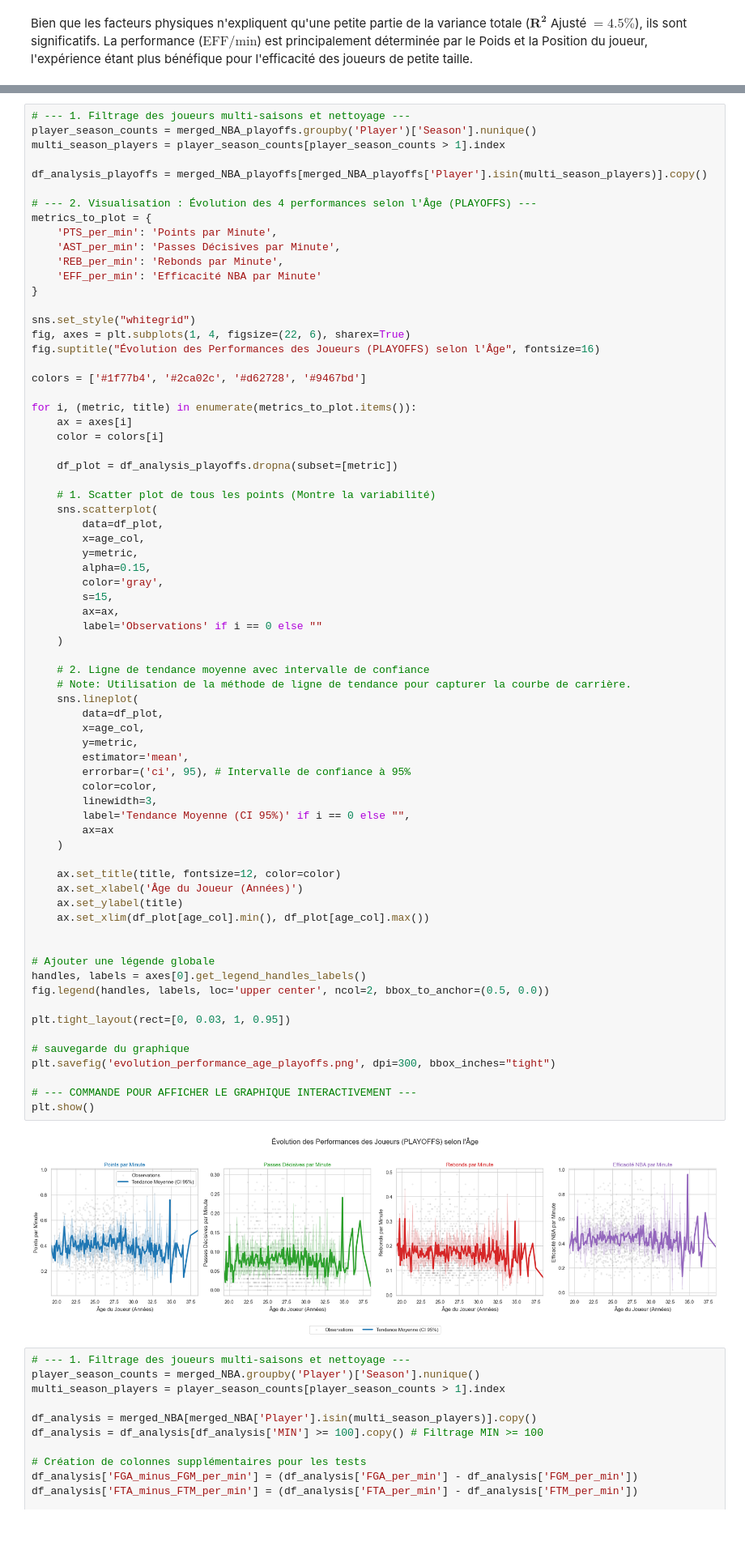
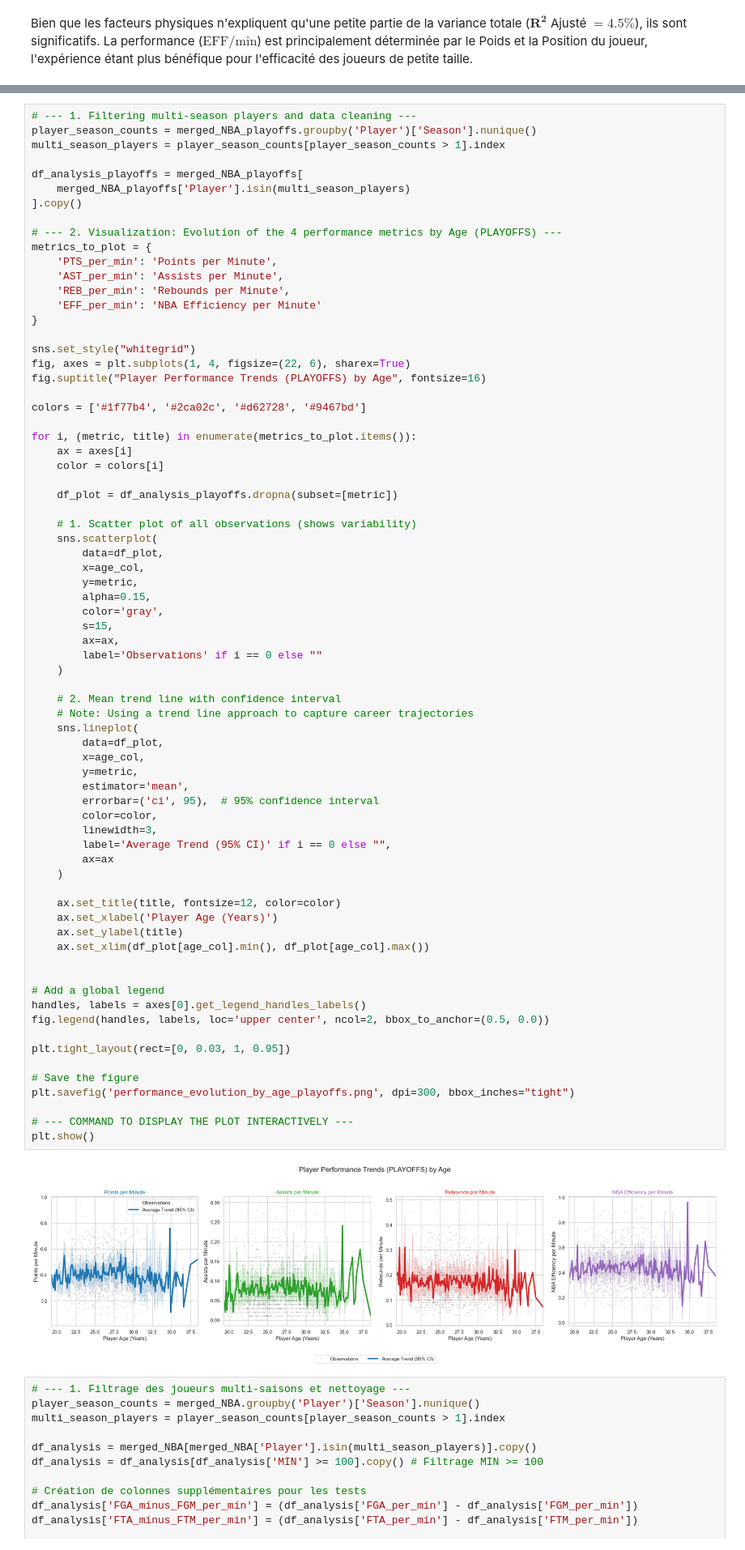
Before and after one commit to Raf-Alb/Data-Science-Group-Q, a Jupyter notebook: Rendu/Projet_Clean_Rendu_JP.ipynb, the cells around one changed output, grey strips where cells are left out. Shown at 81% size. Drawn from its saved outputs; the diff is of its cells as text.

```diff
--- a/Rendu/Projet_Clean_Rendu_JP.ipynb
+++ b/Rendu/Projet_Clean_Rendu_JP.ipynb
@@ -738,21 +762,23 @@ plt.show()
 # %%
-# --- 1. Filtrage des joueurs multi-saisons et nettoyage ---
+# --- 1. Filtering multi-season players and data cleaning ---
 player_season_counts = merged_NBA_playoffs.groupby('Player')['Season'].nunique()
 multi_season_players = player_season_counts[player_season_counts > 1].index
 
-df_analysis_playoffs = merged_NBA_playoffs[merged_NBA_playoffs['Player'].isin(multi_season_players)].copy()
+df_analysis_playoffs = merged_NBA_playoffs[
+    merged_NBA_playoffs['Player'].isin(multi_season_players)
+].copy()
 
-# --- 2. Visualisation : Évolution des 4 performances selon l'Âge (PLAYOFFS) ---
+# --- 2. Visualization: Evolution of the 4 performance metrics by Age (PLAYOFFS) ---
 metrics_to_plot = {
-    'PTS_per_min': 'Points par Minute',
-    'AST_per_min': 'Passes Décisives par Minute',
-    'REB_per_min': 'Rebonds par Minute',
-    'EFF_per_min': 'Efficacité NBA par Minute'
+    'PTS_per_min': 'Points per Minute',
+    'AST_per_min': 'Assists per Minute',
+    'REB_per_min': 'Rebounds per Minute',
+    'EFF_per_min': 'NBA Efficiency per Minute'
 }
 
 sns.set_style("whitegrid")
 fig, axes = plt.subplots(1, 4, figsize=(22, 6), sharex=True)
-fig.suptitle("Évolution des Performances des Joueurs (PLAYOFFS) selon l'Âge", fontsize=16)
+fig.suptitle("Player Performance Trends (PLAYOFFS) by Age", fontsize=16)
 
 colors = ['#1f77b4', '#2ca02c', '#d62728', '#9467bd']
 
@@ -762,7 +788,7 @@ for i, (metric, title) in enumerate(metrics_to_plot.items()):
 
     df_plot = df_analysis_playoffs.dropna(subset=[metric])
 
-    # 1. Scatter plot de tous les points (Montre la variabilité)
+    # 1. Scatter plot of all observations (shows variability)
     sns.scatterplot(
         data=df_plot,
         x=age_col,
@@ -770,43 +796,43 @@ for i, (metric, title) in enumerate(metrics_to_plot.items()):
         alpha=0.15,
         color='gray',
         s=15,
         ax=ax,
         label='Observations' if i == 0 else ""
     )
 
-    # 2. Ligne de tendance moyenne avec intervalle de confiance
-    # Note: Utilisation de la méthode de ligne de tendance pour capturer la courbe de carrière.
+    # 2. Mean trend line with confidence interval
+    # Note: Using a trend line approach to capture career trajectories
     sns.lineplot(
         data=df_plot,
         x=age_col,
         y=metric,
         estimator='mean',
-        errorbar=('ci', 95), # Intervalle de confiance à 95%
+        errorbar=('ci', 95),  # 95% confidence interval
         color=color,
         linewidth=3,
-        label='Tendance Moyenne (CI 95%)' if i == 0 else "",
+        label='Average Trend (95% CI)' if i == 0 else "",
         ax=ax
     )
 
     ax.set_title(title, fontsize=12, color=color)
-    ax.set_xlabel('Âge du Joueur (Années)')
+    ax.set_xlabel('Player Age (Years)')
     ax.set_ylabel(title)
     ax.set_xlim(df_plot[age_col].min(), df_plot[age_col].max())
 
 
-# Ajouter une légende globale
+# Add a global legend
 handles, labels = axes[0].get_legend_handles_labels()
 fig.legend(handles, labels, loc='upper center', ncol=2, bbox_to_anchor=(0.5, 0.0))
 
 plt.tight_layout(rect=[0, 0.03, 1, 0.95])
 
-# sauvegarde du graphique
-plt.savefig('evolution_performance_age_playoffs.png', dpi=300, bbox_inches="tight")
+# Save the figure
+plt.savefig('performance_evolution_by_age_playoffs.png', dpi=300, bbox_inches="tight")
 
-# --- COMMANDE POUR AFFICHER LE GRAPHIQUE INTERACTIVEMENT ---
+# --- COMMAND TO DISPLAY THE PLOT INTERACTIVELY ---
 plt.show()
 # %% [output]
-[figure, old version]
+[figure, new version]
 # %%
 # --- 1. Filtrage des joueurs multi-saisons et nettoyage ---
 player_season_counts = merged_NBA.groupby('Player')['Season'].nunique()
```
Also changed, not shown: parts of 10 cells of this notebook, 8 other files.
